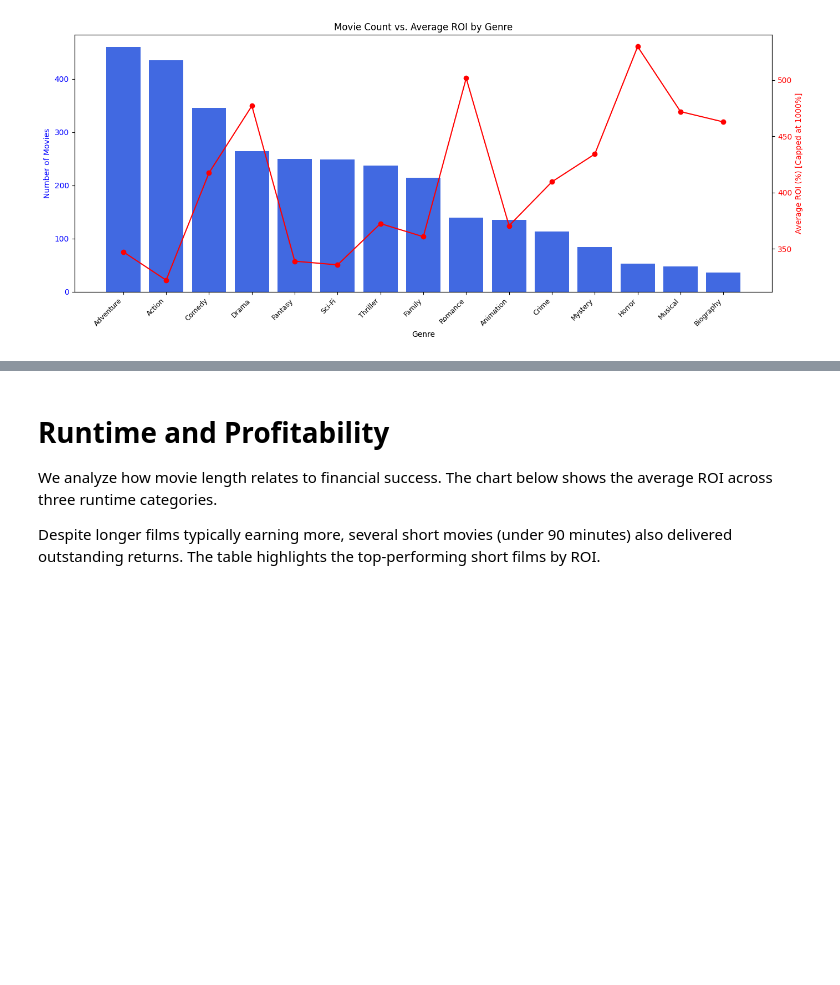
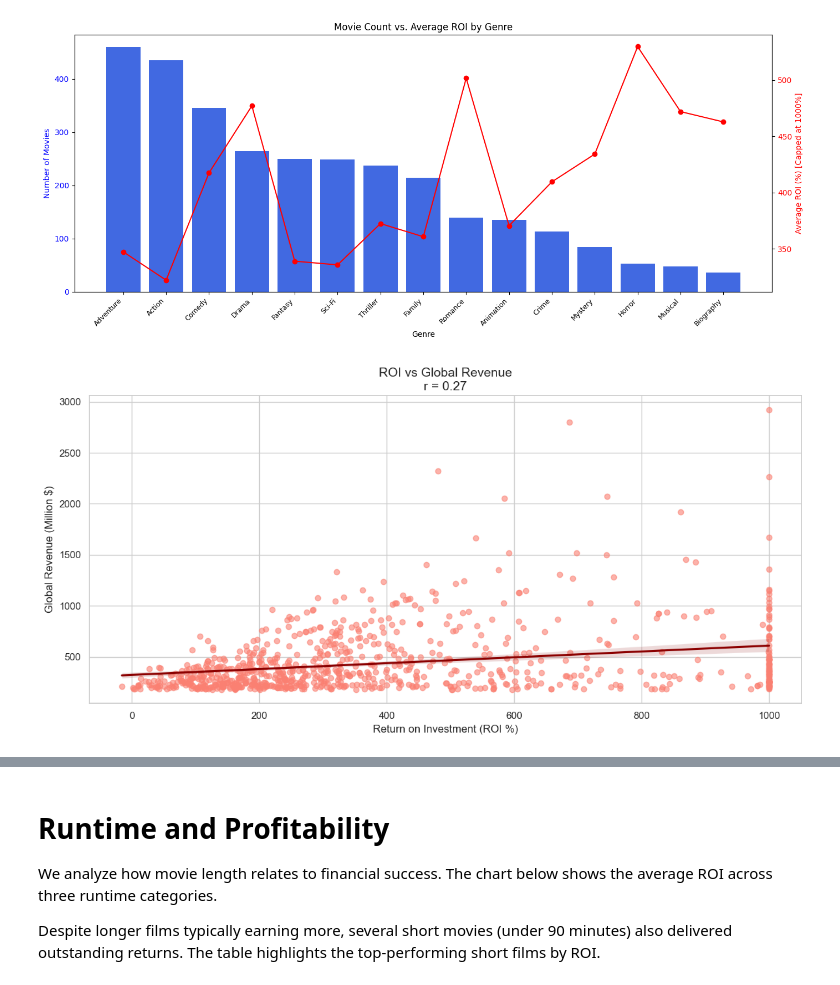
Before and after one commit to Artem7126/box-office-analysis, a Jupyter notebook: blog.ipynb, the cells around one changed output, grey strips where cells are left out. Drawn from its saved outputs; the diff is of its cells as text; code cells hidden in the pictures; blank space fills up the shorter version.

```diff
--- a/blog.ipynb
+++ b/blog.ipynb
@@ -6,8 +6,8 @@ To improve our analysis, we filled in missing budget values using a secondary da
 import pandas as pd
 
 # Load data
-df = pd.read_csv("Highest Holywood Grossing Movies.csv")
-budget_df = pd.read_csv("TheNumbers_budget_data.csv", encoding='latin1')
+df = pd.read_csv("data/Highest Holywood Grossing Movies.csv")
+budget_df = pd.read_csv("data/TheNumbers_budget_data.csv", encoding='latin1')
 
 # Clean columns (trailing spaces)
 budget_df.columns = budget_df.columns.str.strip()
@@ -67,8 +67,6 @@ for i, row in df.iterrows():
 
     except Exception as e:
         print(f"Error fetching {title}: {e}")
-
-    time.sleep(0.2)
 # %% [output]
 Not found: demon slayer the movie: mugen train (2020)
 Not found: mrs. doubtfire (1993)
@@ -123,8 +125,8 @@ df['Budget (in $)'] = df['Budget (in $)'].astype(int)
 # Ensure World Wide Sales is numeric (some entries may be malformed strings)
 df['World Wide Sales (in $)'] = pd.to_numeric(df['World Wide Sales (in $)'], errors='coerce')
 
-# Compute Return on Investment (ROI) = (Revenue - Budget) / Budget
-df['ROI'] = (df['World Wide Sales (in $)'] - df['Budget (in $)']) / df['Budget (in $)']
+# Compute Return on Investment (ROI) in percentage terms
+df['ROI'] = ((df['World Wide Sales (in $)'] - df['Budget (in $)']) / df['Budget (in $)']) * 100
 
 # Function to convert "X hr Y min" strings into total minutes
 def to_minutes(runtime_str):
@@ -158,7 +162,6 @@ and the average ROI capped at 1000% (line chart) to reduce the impact of extreme
 import matplotlib.pyplot as plt
 
 # Ensure correct types for calculations
-df['Budget (in $)'] = pd.to_numeric(df['Budget (in $)'], errors='coerce')
 df['World Wide Sales (in $)'] = pd.to_numeric(df['World Wide Sales (in $)'], errors='coerce')
 
 # Keep original Genre column for regression
@@ -179,7 +182,7 @@ df_exploded = df.explode('Genre').copy()
 df_exploded['ROI'] = pd.to_numeric(df_exploded['ROI'], errors='coerce')
 
 # Cap ROI at 1000% (10x) to reduce outlier influence
-df_exploded['ROI_Capped'] = df_exploded['ROI'].clip(upper=10)
+df_exploded['ROI_Capped'] = df_exploded['ROI'].clip(upper=1000)
 
 # Group by Genre to calculate movie count and average ROI
 genre_summary_capped = df_exploded.groupby('Genre').agg(
@@ -199,7 +202,7 @@ plt.xticks(rotation=45, ha='right', fontsize=9)
 
 # Line plot: Average ROI
 ax2 = ax1.twinx()
-ax2.plot(genre_summary_capped.index, genre_summary_capped['Avg_ROI'] * 100, color='red', marker='o')
+ax2.plot(genre_summary_capped.index, genre_summary_capped['Avg_ROI'], color='red', marker='o')
 ax2.set_ylabel('Average ROI (%) [Capped at 1000%]', color='red')
 ax2.tick_params(axis='y', labelcolor='red')
 
@@ -208,6 +211,46 @@ plt.tight_layout()
 plt.show()
 # %% [output]
 [figure]
+# %%
+from scipy.stats import pearsonr
+import seaborn as sns
+
+# Clean column names for easier use
+df = df.rename(columns={
+    'Budget (in $)': 'Budget',
+    'World Wide Sales (in $)': 'Revenue',
+})
+
+# Drop rows with missing or zero budget/revenue
+df_clean = df.dropna(subset=['ROI', 'Revenue'])
+
+# Convert revenue to millions
+df_clean['Revenue_Millions'] = df_clean['Revenue'] / 1e6
+
+# Cap ROI at 1000% for better visual clarity
+df_clean['ROI_Capped'] = df_clean['ROI'].clip(upper=1000)
+
+# Pearson correlation (on uncapped ROI)
+corr, _ = pearsonr(df_clean['ROI_Capped'], df_clean['Revenue_Millions'])
+
+# Plot
+plt.figure(figsize=(12, 6))
+sns.set(style="whitegrid")
+
+sns.regplot(
+    data=df_clean,
+    x='ROI_Capped', y='Revenue_Millions',
+    scatter_kws={'alpha': 0.6, 'color': 'salmon'},
+    line_kws={'color': 'darkred'}
+)
+
+plt.title(f'ROI vs Global Revenue\nr = {corr:.2f}', fontsize=14)
+plt.xlabel('Return on Investment (ROI %)')
+plt.ylabel('Global Revenue (Million $)')
+plt.tight_layout()
+plt.show()
+# %% [output]
+[figure, added]
 # %% [markdown]
 # Ratings vs. ROI: Correlation Analysis
 
```
Also changed, not shown: parts of 14 cells of this notebook.
